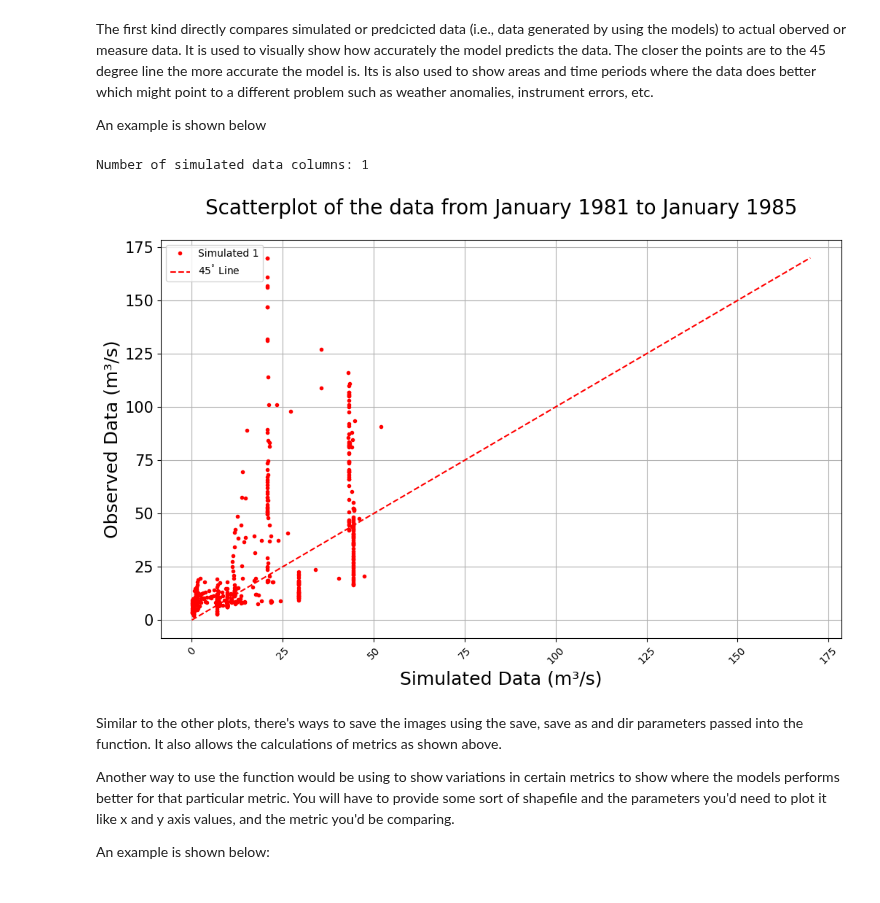
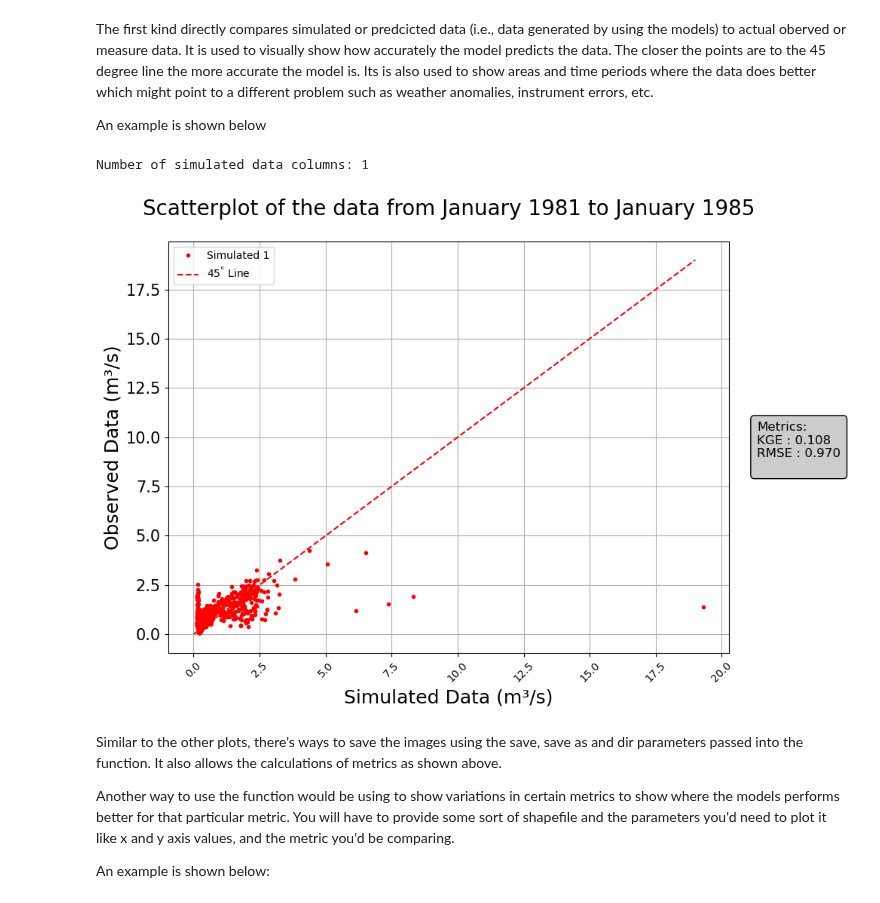
Before and after one commit to UchechukwuUdenze/NHS_PostProcessing, a Jupyter notebook: docs/source/notebooks/tutorial-visualizations.ipynb, the cells around one changed output. Cells and saved outputs as stored; diff of their text form; code cells hidden in the pictures.

```diff
--- a/docs/source/notebooks/tutorial-visualizations.ipynb
+++ b/docs/source/notebooks/tutorial-visualizations.ipynb
@@ -243,18 +243,18 @@ The first kind directly compares simulated or predcicted data (i.e., data genera
 
 An example is shown below
 # %%
-visuals.scatter(merged_df = DATAFRAMES['DF_MERGED']['1981-01-01':'1985-01-31'].iloc[:, [0, 1]],
+visuals.scatter(merged_df = DATAFRAMES['DF_MERGED']['1981-01-01':'1985-01-31'].iloc[:, [4, 5]],
                grid = True,
                labels = ("Simulated Data", "Observed Data"),
                markerstyle = ['r.'],
                title = "Scatterplot of the data from January 1981 to January 1985",
                line45 = True,
-#                metrices = ['KGE', 'RMSE'],
+               metrices = ['KGE', 'RMSE'],
 #                save = True,
                )
 # %% [output]
 Number of simulated data columns: 1
-[figure, old version]
+[figure, new version]
 # %% [markdown]
 Similar to the other plots, there's ways to save the images using the save, save as and dir parameters passed into the function. It also allows the calculations of metrics as shown above.
 
```
Also changed, not shown: parts of 2 cells of this notebook, 1 other file.
